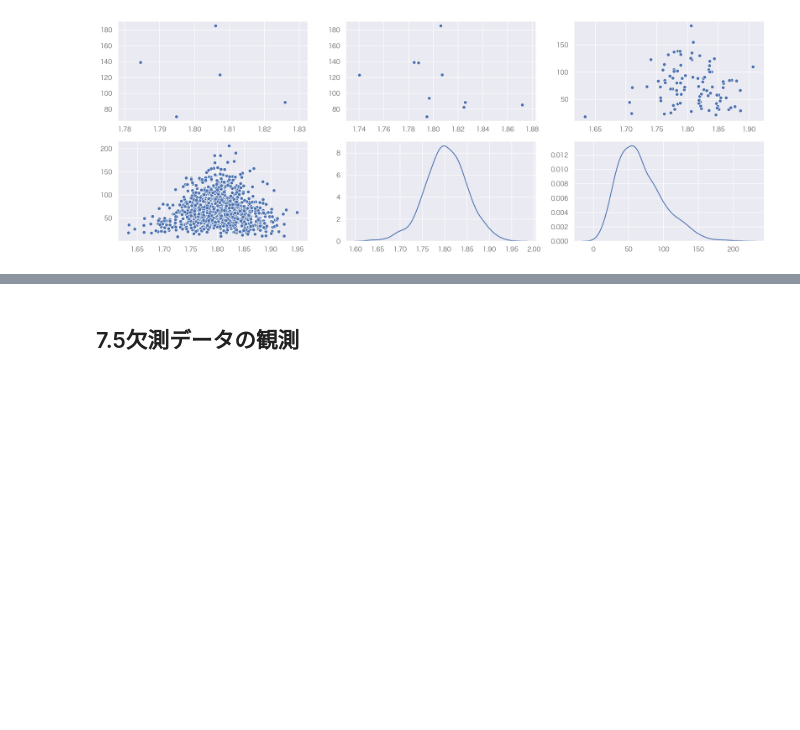
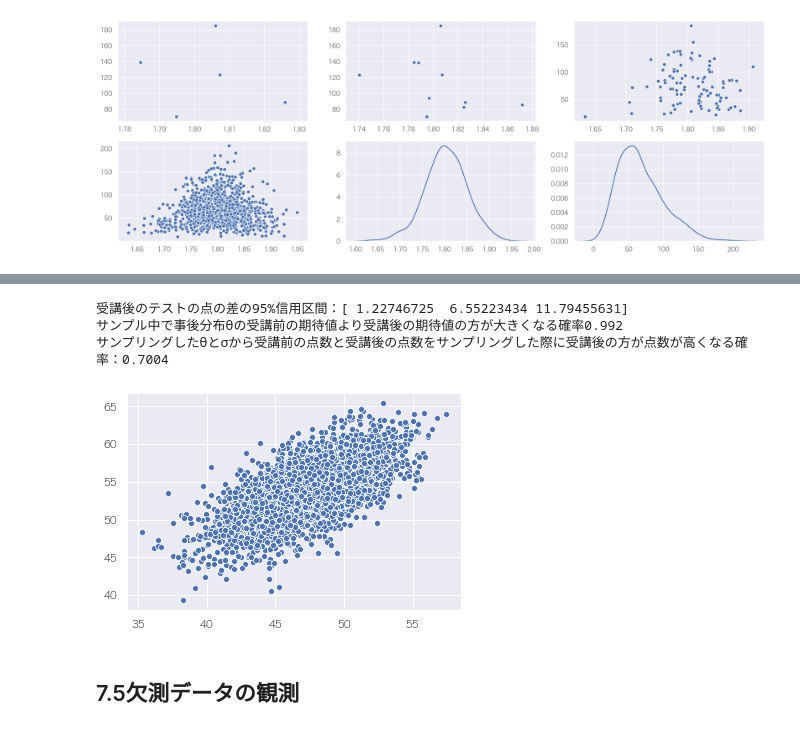
Before and after one commit to kosekitau/Statistics, a Jupyter notebook: notebook/A_First_Course_in_Bayesian_Statistical_Methods.ipynb, the cells around one changed output, grey strips where cells are left out. Drawn from its saved outputs; the diff is of its cells as text; code cells hidden in the pictures; blank space fills up the shorter version.

```diff
--- a/notebook/A_First_Course_in_Bayesian_Statistical_Methods.ipynb
+++ b/notebook/A_First_Course_in_Bayesian_Statistical_Methods.ipynb
@@ -267,3 +273,48 @@ sns.kdeplot(data=sigma_list, ax=ax6);
+# %%
+mu0 = np.array([50, 50]) # 事前平均
+L0 = np.array([[625, 312.5], [312.5, 625]])
+nu0 = 4
+S0 = np.array([[625, 312.5], [312.5, 625]])
+
+Y = np.array([[59, 43, 34, 32, 42, 38, 55, 67, 64, 45, 49, 72, 34,
+70, 34, 50, 41, 52, 60, 34, 28, 35],[77, 39, 46, 26, 38, 43, 68,
+86, 77, 60, 50, 59, 38, 48, 55, 58, 54, 60, 75, 47, 48, 33]])
+
+n = Y.shape[1]
+ybar = np.mean(Y, axis=1)
+Sigma = np.cov(Y)
+THETA = []
+SIGMA = []
+preds = []
+
+for _ in range(5000):
+    # thetaの更新
+    Ln = np.linalg.inv(np.linalg.inv(L0) + n*np.linalg.inv(Sigma))
+    mun = Ln@(np.linalg.inv(L0)@mu0 + n*np.linalg.inv(Sigma)@ybar)
+    theta = multivariate_normal.rvs(mean=mun, cov=Ln)
+    theta = theta.reshape(-1, 2)
+
+    # Sigmaの更新
+    Sn = S0 +  (Y.T-theta).T @ (Y.T-theta)
+    Sigma = np.linalg.inv(wishart.rvs(df=nu0+n, scale=np.linalg.inv(Sn)))
+
+    THETA.append(theta.reshape(-1,))
+    SIGMA.append(Sigma)
+
+    preds.append(multivariate_normal.rvs(mean=theta.reshape(-1,), cov=Sigma))
+
+THETA = np.array(THETA)
+SIGMA = np.array(SIGMA)
+preds = np.array(preds)
+sns.scatterplot(x=THETA[:,0], y=THETA[:,1]);
+print(f"受講後のテストの点の差の95%信用区間：{np.quantile(THETA[:,1]-THETA[:,0], [0.025, 0.5, 0.975])}")
+print(f"サンプル中で事後分布θの受講前の期待値より受講後の期待値の方が大きくなる確率{np.mean(THETA[:,1]>THETA[:,0])}")
+print(f"サンプリングしたθとσから受講前の点数と受講後の点数をサンプリングした際に受講後の方が点数が高くなる確率：{np.mean(preds[:,1] > preds[:,0])}")
+# %% [output]
+受講後のテストの点の差の95%信用区間：[ 1.22746725  6.55223434 11.79455631]
+サンプル中で事後分布θの受講前の期待値より受講後の期待値の方が大きくなる確率0.992
+サンプリングしたθとσから受講前の点数と受講後の点数をサンプリングした際に受講後の方が点数が高くなる確率：0.7004
+[figure, added]
 # %% [markdown]
 ## 7.5欠測データの観測
 # %%
```
Also changed, not shown: parts of 5 cells of this notebook.
